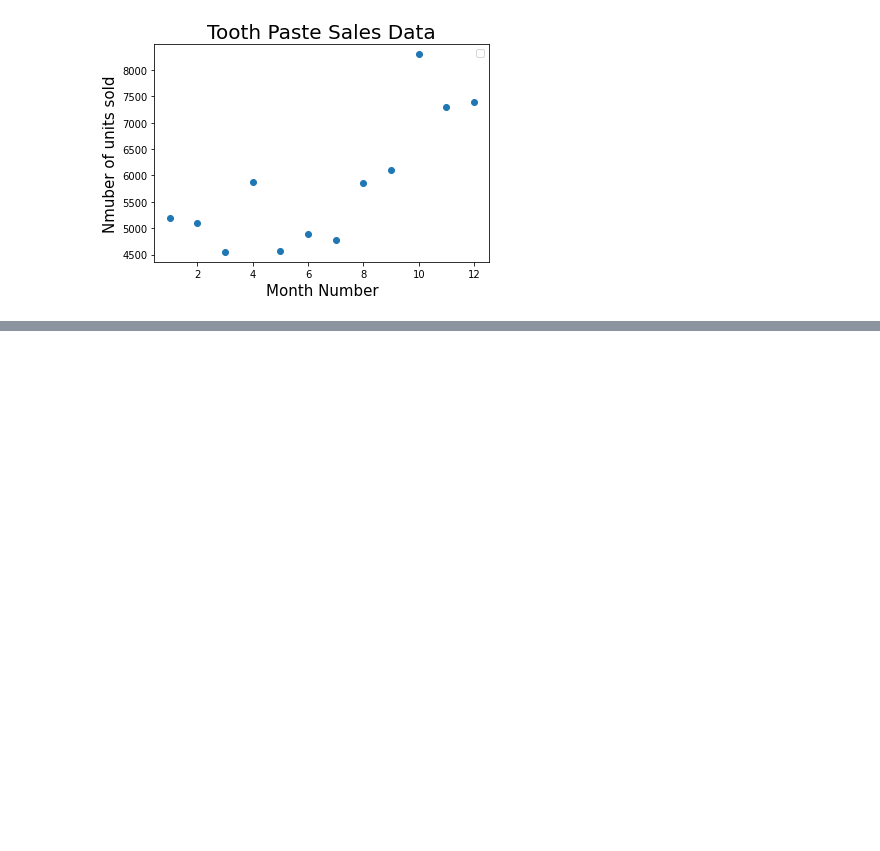
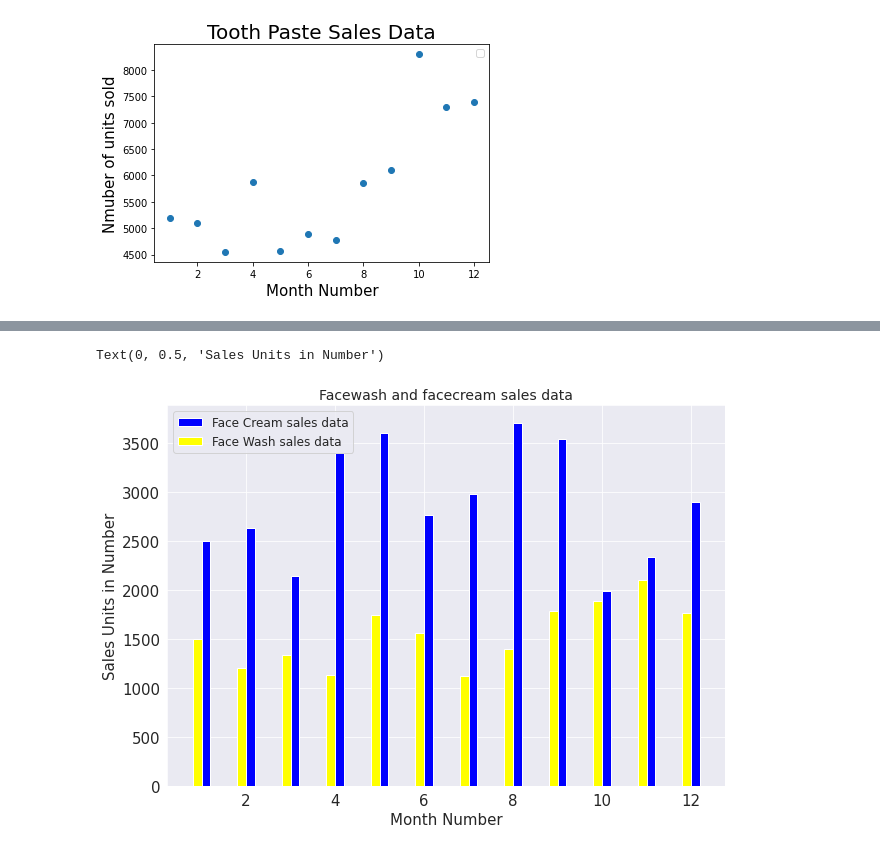
Before and after one commit to Rseiji/general_studies, a Jupyter notebook: plotting_exercises/matplotlib_exercises_part_2.ipynb, the cells around one changed output, grey strips where cells are left out. Saved outputs shown, nothing was run; the diff lists cells and outputs as text; code cells hidden in the pictures; blank space fills up the shorter version.

```diff
--- a/plotting_exercises/matplotlib_exercises_part_2.ipynb
+++ b/plotting_exercises/matplotlib_exercises_part_2.ipynb
@@ -91,0 +119,15 @@ No handles with labels found to put in legend.
+# %%
+sns.set_style('darkgrid')
+
+fig, axs = plt.subplots(figsize=(10,7))
+
+axs.bar(df['month_number']+0.1, df['facecream'], width=0.2, color='blue', label='Face Cream sales data')
+axs.bar(df['month_number']-0.1, df['facewash'], width=0.2, color='yellow', label='Face Wash sales data')
+axs.set_title('Facewash and facecream sales data', fontsize=14)
+axs.tick_params(axis='both', labelsize=15)
+axs.legend(loc='upper left', fontsize=12)
+axs.set_xlabel('Month Number', fontsize=15)
+axs.set_ylabel('Sales Units in Number', fontsize=15)
+# %% [output]
+Text(0, 0.5, 'Sales Units in Number')
+[figure, added]
```
Also changed, not shown: parts of 15 cells of this notebook, 1 other file.
